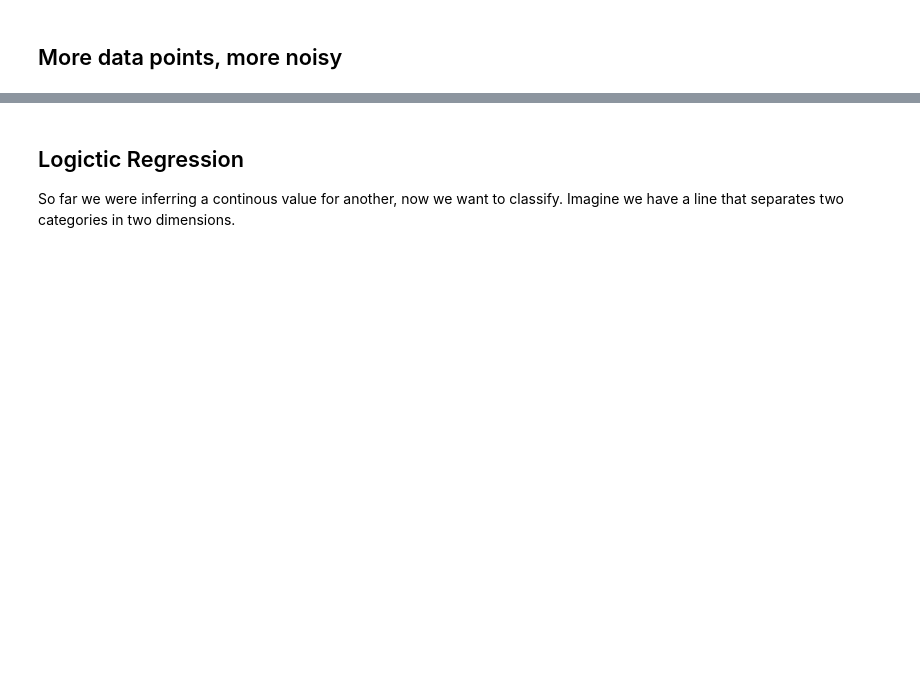
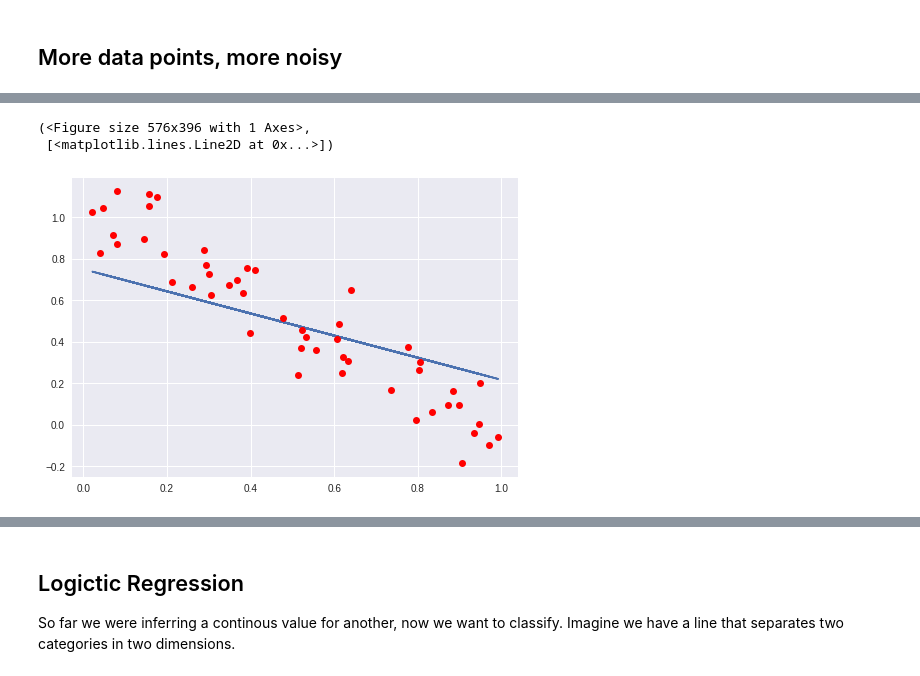
Before and after one commit to DJCordhose/deep-learning-crash-course-notebooks, a Jupyter notebook: tf-v2/tf-low-level.ipynb, the cells around one changed output, grey strips where cells are left out. Cells and saved outputs as stored; diff of their text form; code cells hidden in the pictures; blank space fills up the shorter version.

```diff
--- a/tf-v2/tf-low-level.ipynb
+++ b/tf-v2/tf-low-level.ipynb
@@ -426,0 +429,8 @@ plt.plot(x, y_true, 'ro')
+# %%
+a, b = lines[1000]
+
+plot_line(a, b, x, y_true)
+# %% [output]
+(<Figure size 576x396 with 1 Axes>,
+ [<matplotlib.lines.Line2D at 0x...>])
+[figure, added]
```
Also changed, not shown: parts of 25 cells of this notebook.
